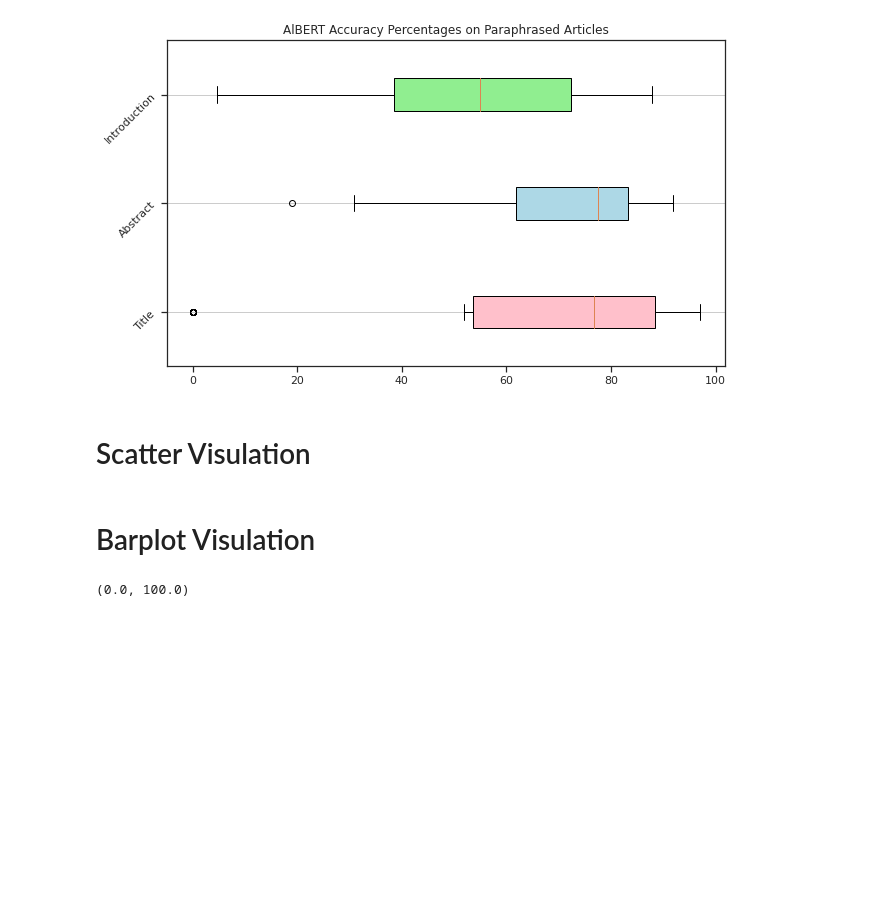
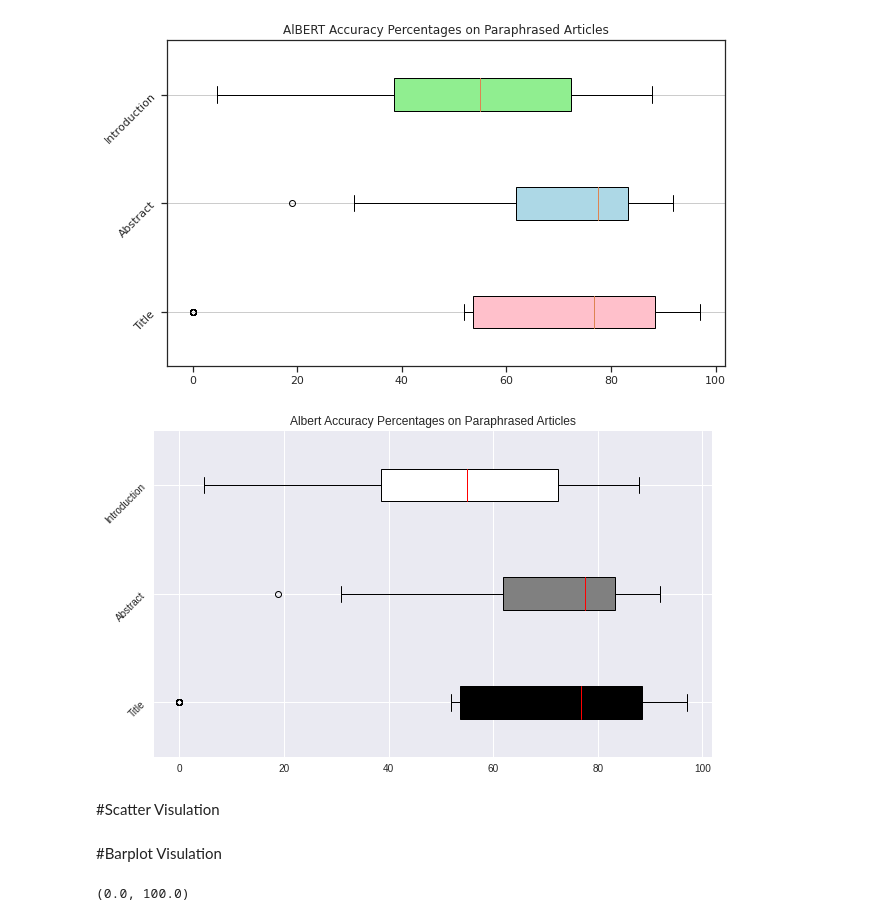
Before and after one commit to aemreusta/success-of-ai-writers, a Jupyter notebook: notebooks/paraphrased-data-experiment-visualisation.ipynb, the cells around one changed output. Saved outputs shown, nothing was run; the diff lists cells and outputs as text; code cells hidden in the pictures; blank space fills up the shorter version.

```diff
--- a/notebooks/paraphrased-data-experiment-visualisation.ipynb
+++ b/notebooks/paraphrased-data-experiment-visualisation.ipynb
@@ -148,8 +176,12 @@ memory usage: 2.2 KB
 boxplot("AlBERT",df_albert)
 # %% [output]
 [figure]
+# %%
+gray_boxplot("Albert",df_albert)
+# %% [output]
+[figure, added]
 # %% [markdown]
-# Scatter Visulation
+#Scatter Visulation
 # %%
 #take column name and all other data
 def scatter(column_name,albert,bert,roberta,deberta):
@@ -179,7 +211,7 @@ def scatter(column_name,albert,bert,roberta,deberta):
   plt.ylabel(f"Log10 Similarity {name.capitalize()}")
   plt.show()
 # %% [markdown]
-# Barplot Visulation
+#Barplot Visulation
 # %%
 df = pd.DataFrame({'Article Section': ["Title","Abstract","Introduction"],
                    'BERT': [73.3,81.8,64.1],
```
Also changed, not shown: parts of 17 cells of this notebook.
